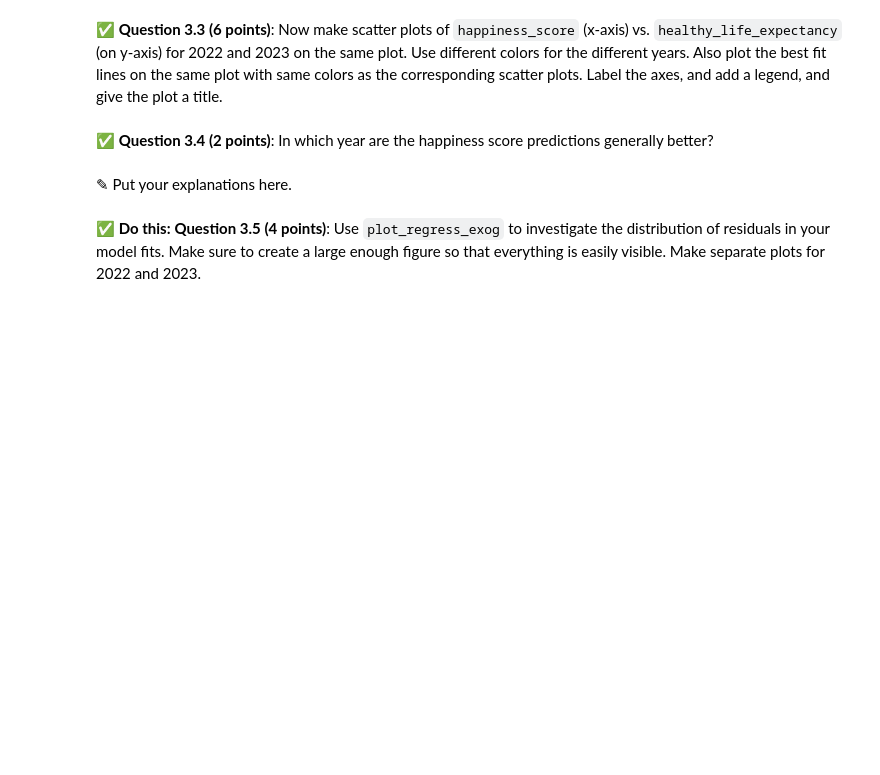
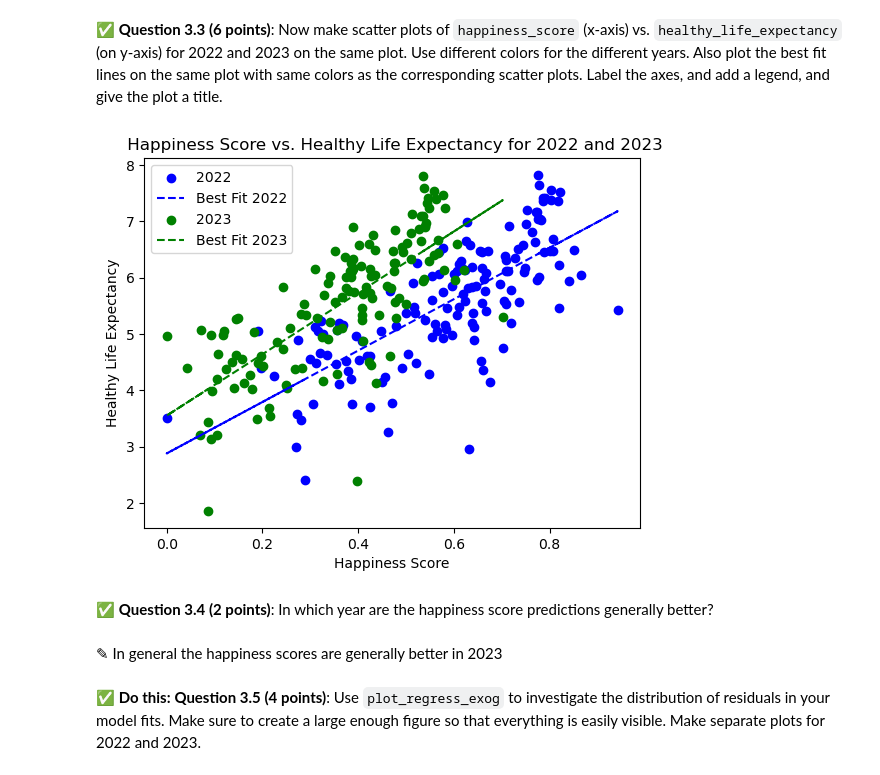
Before and after one commit to NathanZarkowsky/CMSE202-f23-turnin, a Jupyter notebook: hw-03/HW-03_Regression-S24-STUDENT.ipynb, the cells around one changed output. Saved outputs shown, nothing was run; the diff lists cells and outputs as text; code cells hidden in the pictures; blank space fills up the shorter version.

```diff
--- a/hw-03/HW-03_Regression-S24-STUDENT.ipynb
+++ b/hw-03/HW-03_Regression-S24-STUDENT.ipynb
@@ -180,6 +234,23 @@ In this part, we'll perform some one-variable linear regression analysis on the
+# %%
+import matplotlib.pyplot as plt
+fit_22 = 4.5626 * data2022['healthy_life_expectancy'] +2.8791
+fit_23= 5.4461 * data2023['healthy_life_expectancy'] +3.5502
+
+plt.scatter(data2022['healthy_life_expectancy'], data2022['happiness_score'], color='blue', label='2022')
+plt.plot(data2022['healthy_life_expectancy'], fit_22 , color='blue', linestyle='--', label='Best Fit 2022')
+plt.scatter(data2023['healthy_life_expectancy'], data2023['happiness_score'], color='green', label='2023')
+plt.plot(data2023['healthy_life_expectancy'], fit_23 , color='green', linestyle='--', label='Best Fit 2023')
+
+plt.xlabel('Happiness Score')
+plt.ylabel('Healthy Life Expectancy')
+plt.legend()
+plt.title(' Happiness Score vs. Healthy Life Expectancy for 2022 and 2023')
+plt.show()
+# %% [output]
+[figure, added]
 # %% [markdown]
 &#9989;  **Question 3.4 (2 points)**: In which year are the happiness score predictions generally better?
 # %% [markdown]
-<font size=+3>&#9998;</font> Put your explanations here.
+<font size=+3>&#9998;</font> In general the happiness scores are generally better in 2023
 # %% [markdown]
 **&#9989; Do this:** **Question 3.5 (4 points)**: Use `plot_regress_exog` to investigate the distribution of residuals in your model fits. Make sure to create a large enough figure so that everything is easily visible. Make separate plots for 2022 and 2023.
```
Also changed, not shown: parts of 14 cells of this notebook.
